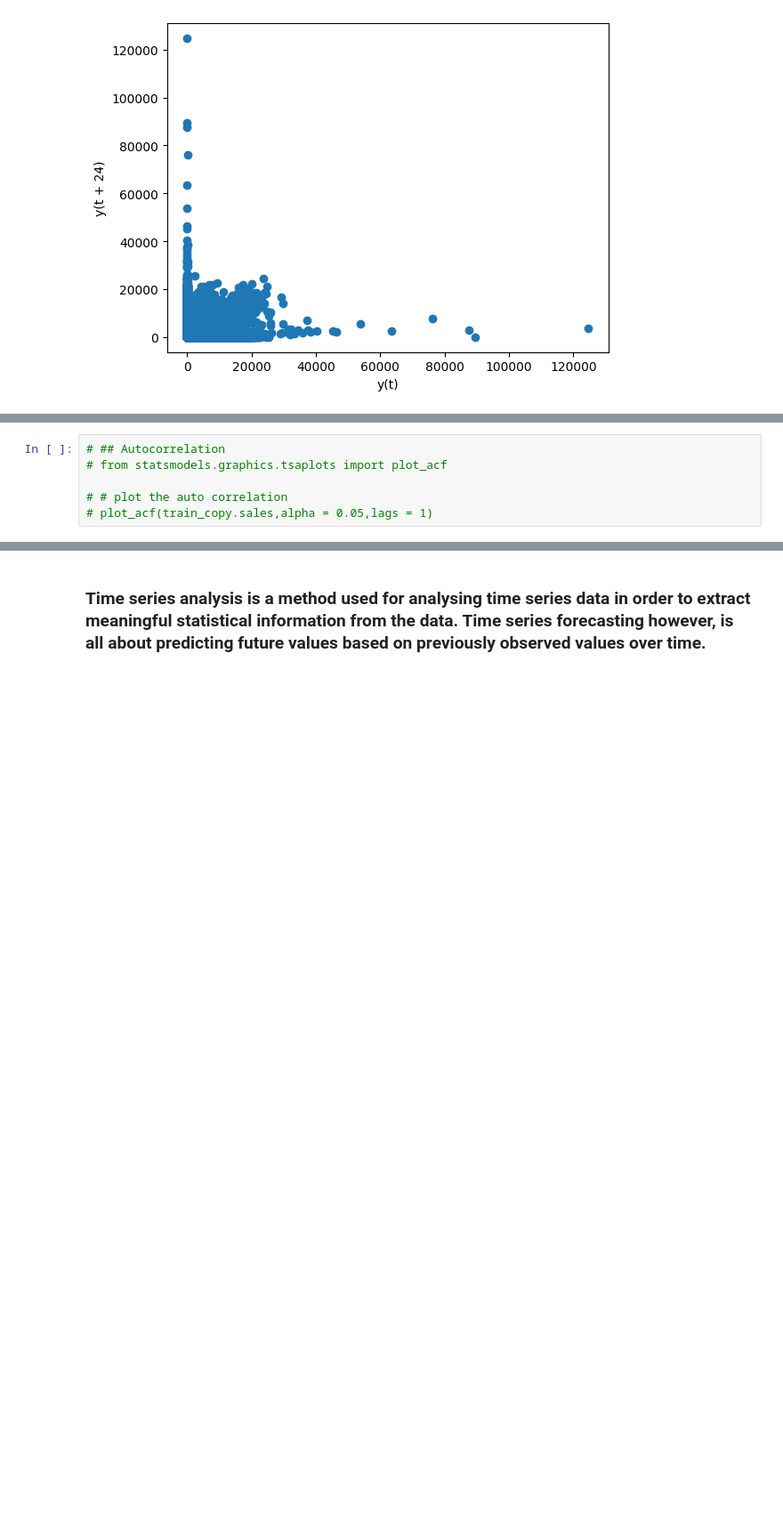
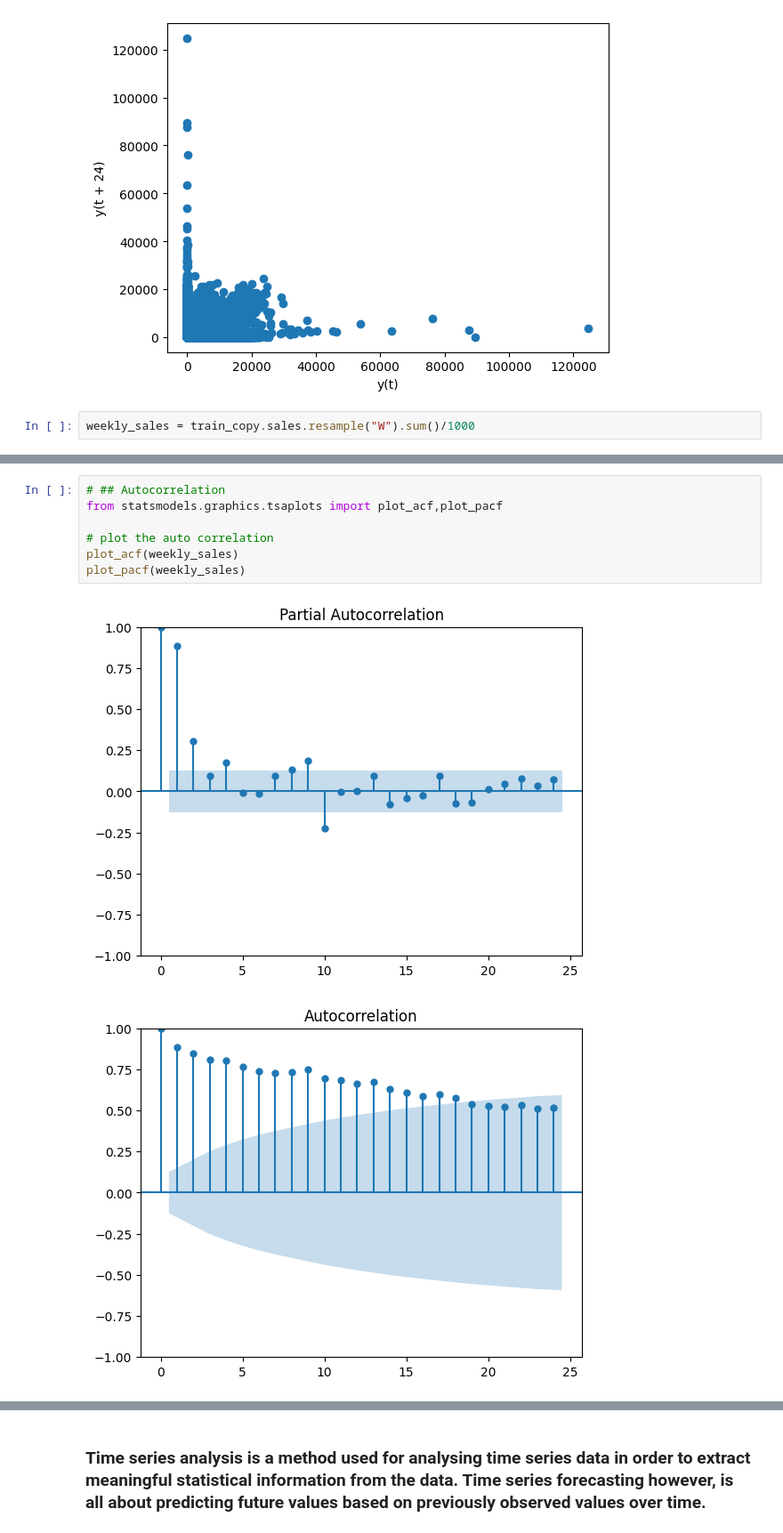
Before and after one commit to kwasichrappah/Time_series_analysis, a Jupyter notebook: sales_forecast.ipynb, the cells around one changed output, grey strips where cells are left out. Shown at 89% size. Saved outputs shown, nothing was run; the diff lists cells and outputs as text; blank space fills up the shorter version.

```diff
--- a/sales_forecast.ipynb
+++ b/sales_forecast.ipynb
@@ -732,3 +723,5 @@ pd.plotting.lag_plot(train_copy.sales,lag=24)
 # %% [output]
 <Axes: xlabel='y(t)', ylabel='y(t + 24)'>
 [figure]
+# %%
+weekly_sales = train_copy.sales.resample("W").sum()/1000
@@ -774,6 +783,10 @@ else:
 # %%
 # ## Autocorrelation
-# from statsmodels.graphics.tsaplots import plot_acf
+from statsmodels.graphics.tsaplots import plot_acf,plot_pacf
 
-# # plot the auto correlation
-# plot_acf(train_copy.sales,alpha = 0.05,lags = 1)
+# plot the auto correlation
+plot_acf(weekly_sales)
+plot_pacf(weekly_sales)
+# %% [output]
+[figure, added]
+[figure, added]
```
Also changed, not shown: parts of 12 cells of this notebook.
